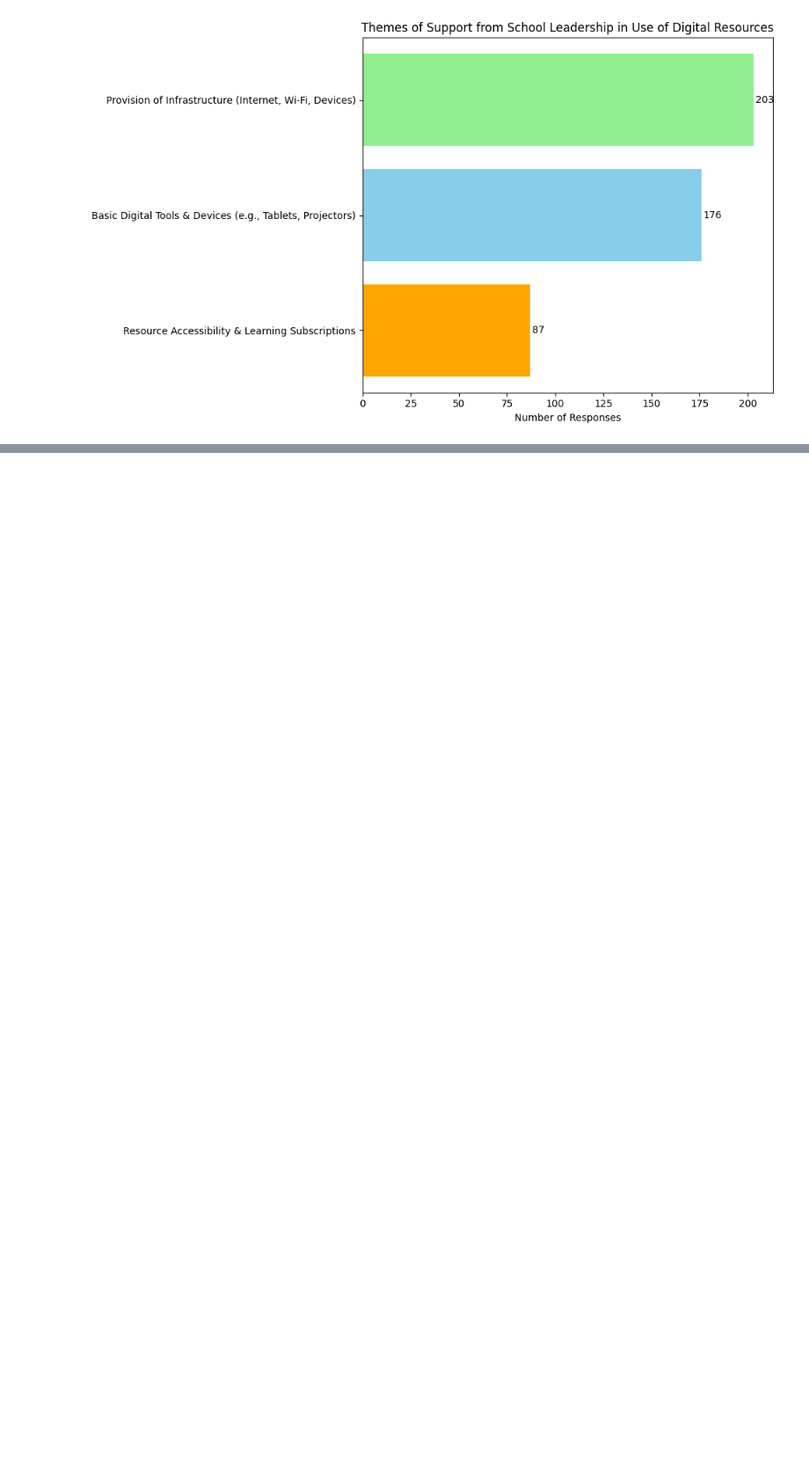
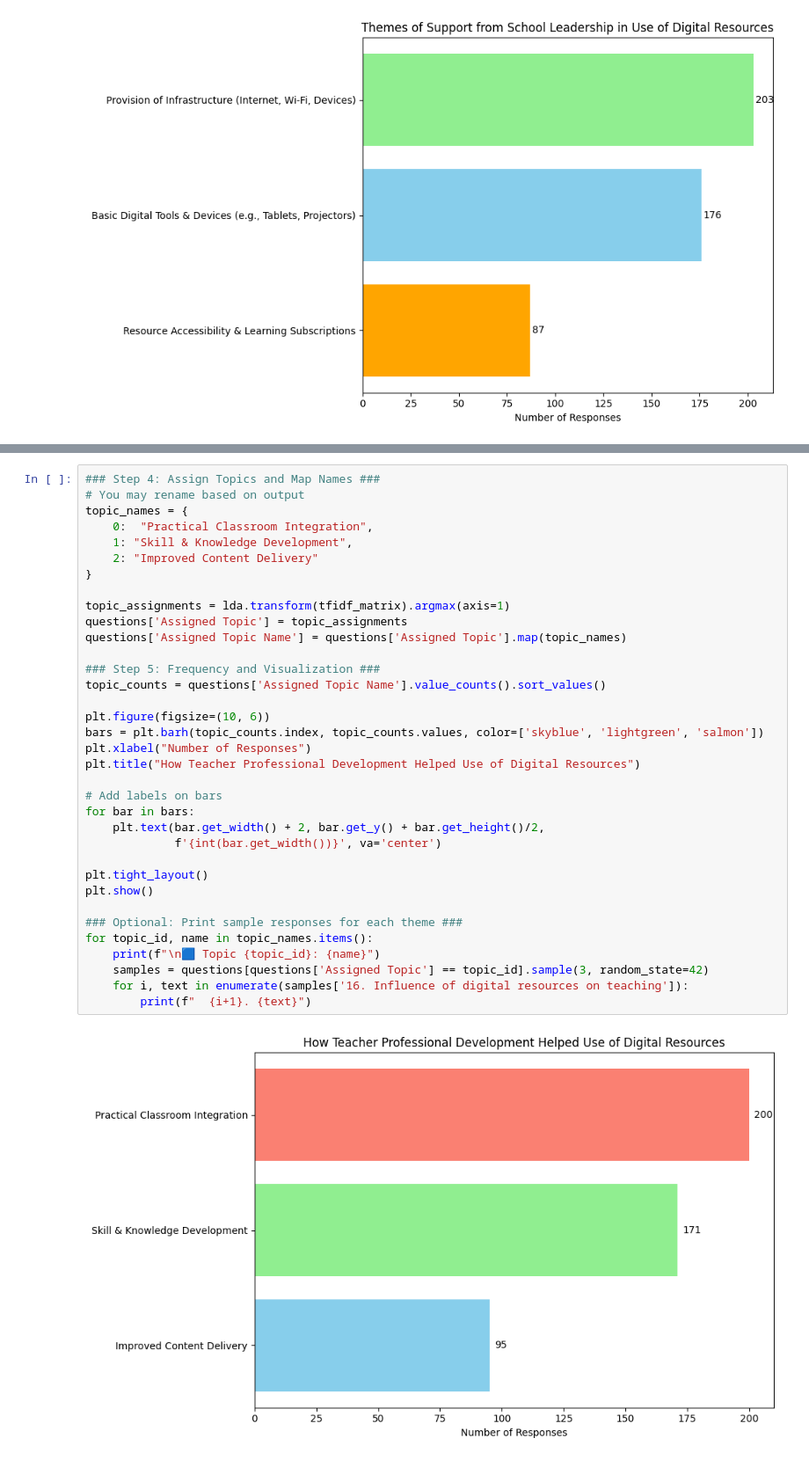
Before and after one commit to davidmasai/kenya-stem-digital-efficacy, a Jupyter notebook: Kenya_stem_digital_efficacy.ipynb, the cells around one changed output, grey strips where cells are left out. Shown at 88% size. Cells and saved outputs as stored; diff of their text form; blank space fills up the shorter version.

```diff
--- a/Kenya_stem_digital_efficacy.ipynb
+++ b/Kenya_stem_digital_efficacy.ipynb
@@ -1509,0 +1684,37 @@ plt.show()
+# %%
+### Step 4: Assign Topics and Map Names ###
+# You may rename based on output
+topic_names = {
+    0:  "Practical Classroom Integration",
+    1: "Skill & Knowledge Development",
+    2: "Improved Content Delivery"
+}
+
+topic_assignments = lda.transform(tfidf_matrix).argmax(axis=1)
+questions['Assigned Topic'] = topic_assignments
+questions['Assigned Topic Name'] = questions['Assigned Topic'].map(topic_names)
+
+### Step 5: Frequency and Visualization ###
+topic_counts = questions['Assigned Topic Name'].value_counts().sort_values()
+
+plt.figure(figsize=(10, 6))
+bars = plt.barh(topic_counts.index, topic_counts.values, color=['skyblue', 'lightgreen', 'salmon'])
+plt.xlabel("Number of Responses")
+plt.title("How Teacher Professional Development Helped Use of Digital Resources")
+
+# Add labels on bars
+for bar in bars:
+    plt.text(bar.get_width() + 2, bar.get_y() + bar.get_height()/2,
+             f'{int(bar.get_width())}', va='center')
+
+plt.tight_layout()
+plt.show()
+
+### Optional: Print sample responses for each theme ###
+for topic_id, name in topic_names.items():
+    print(f"\n🟦 Topic {topic_id}: {name}")
+    samples = questions[questions['Assigned Topic'] == topic_id].sample(3, random_state=42)
+    for i, text in enumerate(samples['16. Influence of digital resources on teaching']):
+        print(f"  {i+1}. {text}")
+# %% [output]
+[figure, added]
```
Also changed, not shown: parts of 15 cells of this notebook.
